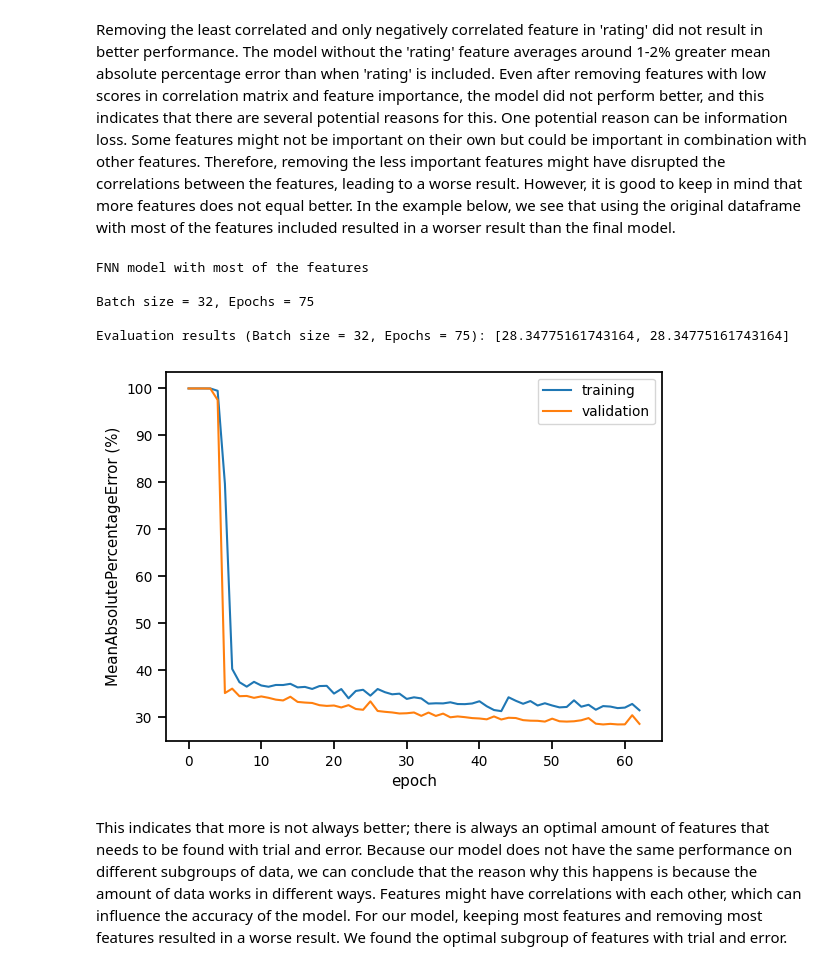
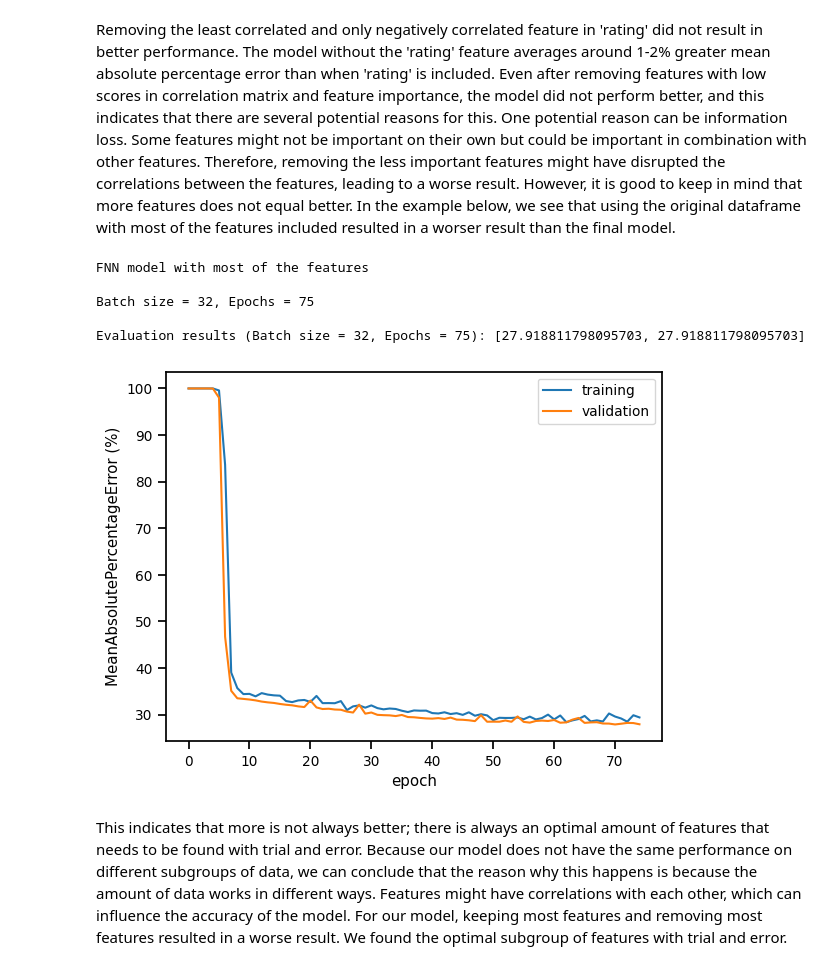
Before and after one commit to rhoyaki/PIC-16B-Final-Project, a Jupyter notebook: Movie Dataframe.ipynb, the cells around one changed output. Cells and saved outputs as stored; diff of their text form; code cells hidden in the pictures.

```diff
--- a/Movie Dataframe.ipynb
+++ b/Movie Dataframe.ipynb
@@ -518,0 +672,6 @@ rating_df
+# %%
+input_shape = 6
+#output shape is 1 because of one label
+output_shape = 1
+#call the function
+FNN_model = construct_fnn(input_shape, output_shape)
@@ -538,15 +726,12 @@ def construct_fnn(input_shape, output_shape):
     layers.Dense(128, input_shape = (input_shape,), activation='relu', kernel_initializer='he_normal'),
     layers.Dropout(0.2),
     layers.Dense(128, activation='relu', kernel_initializer='he_normal'),
-    layers.Dropout(0.4),
     layers.Dense(64, activation='relu', kernel_initializer='he_normal'),
-    layers.Dropout(0.4),
+    layers.Dropout(0.2),
     layers.Dense(64, activation='relu', kernel_initializer='he_normal'),
-    layers.Dropout(0.3),
     layers.Dense(64, activation='relu', kernel_initializer='he_normal'),
-    layers.Dropout(0.3),
+    layers.Dropout(0.2),
     layers.Dense(64, activation='relu', kernel_initializer='he_normal'),
-    layers.Dropout(0.3),
     layers.Dense(output_shape)
     ],
     name = "FNN_Model",
@@ -680,5 +820,33 @@ Evaluation results (Batch size = 32, Epochs = 75): [28.686208724975586, 28.68620
 # %% [markdown]
 Removing the least correlated and only negatively correlated feature in 'rating' did not result in better performance. The model without the 'rating' feature averages around 1-2% greater mean absolute percentage error than when 'rating' is included. Even after removing features with low scores in correlation matrix and feature importance, the model did not perform better, and this indicates that there are several potential reasons for this. One potential reason can be information loss. Some features might not be important on their own but could be important in combination with other features. Therefore, removing the less important features might have disrupted the correlations between the features, leading to a worse result. However, it is good to keep in mind that more features does not equal better. In the example below, we see that using the original dataframe with most of the features included resulted in a worser result than the final model.
+# %%
+#input shape is 5 because 5 features
+input_shape = 5
+#output shape is 1 because of one label
+output_shape = 1
+
+X = scalar_df.drop("Lifetime Gross", axis = 1)
+y = scalar_df["Lifetime Gross"]
+
+#training and testing set (no validation?)
+X_train2, X_test2, y_train2, y_test2 = train_test_split(X, y, test_size = 0.2)
+
+X_train2.shape
+
+print('FNN model without rating column \n')
+print('Batch size = 32, Epochs = 75 \n')
+
+FNN_model2 = construct_fnn(input_shape, output_shape)
+history = train_model(FNN_model2, (X_train2, y_train2), (X_test2, y_test2), 32, 75)
+
+# Evaluate the model, first value is loss, second value is MAPE
+print('Evaluation results (Batch size = 32, Epochs = 75):', FNN_model2.evaluate(X_test2, y_test2, verbose=0))
+
+plt.plot(history.history["loss"], label = "training")
+plt.plot(history.history["val_loss"], label = "validation")
+plt.gca().set(xlabel = "epoch", ylabel = "MeanAbsolutePercentageError (%)")
+plt.legend()
+plt.show()
 # %%
 #input shape is 9 because 9 features
 input_shape = 9
@@ -689,39 +857,39 @@ output_shape = 1
 df2 = df2.drop(["director", "star", "writer", "company"], axis = 1)
 
 #standarize
-for col in ["votes", "runtime", "rating", "Year", 'budget', 'runtime', 'score',  "country", "Month", "genre"]:
+for col in ["votes", "rating", "Year", 'budget', 'runtime', 'score',  "country", "Month", "genre"]:
     df2[col] = df2[col]/df2[col].max()
 df2 = pd.DataFrame(df2, columns=df2.columns)
 
 X = df2.drop("Lifetime Gross", axis = 1)
 y = df2["Lifetime Gross"]
 
 #training and testing set (no validation?)
 X_train3, X_test3, y_train3, y_test3 = train_test_split(X, y, test_size = 0.2)
 
 X_train2.shape
 
 print('FNN model with most of the features \n')
 print('Batch size = 32, Epochs = 75 \n')
 
 FNN_model3 = construct_fnn(input_shape, output_shape)
 history = train_model(FNN_model3, (X_train3, y_train3), (X_test3, y_test3), 32, 75)
 
 # Evaluate the model, first value is loss, second value is MAPE
 print('Evaluation results (Batch size = 32, Epochs = 75):', FNN_model3.evaluate(X_test3, y_test3, verbose=0))
 
 plt.plot(history.history["loss"], label = "training")
 plt.plot(history.history["val_loss"], label = "validation")
 plt.gca().set(xlabel = "epoch", ylabel = "MeanAbsolutePercentageError (%)")
 plt.legend()
 plt.show()
 # %% [output]
 FNN model with most of the features
 
 Batch size = 32, Epochs = 75
 
-Evaluation results (Batch size = 32, Epochs = 75): [28.34775161743164, 28.34775161743164]
+Evaluation results (Batch size = 32, Epochs = 75): [27.918811798095703, 27.918811798095703]
-[figure, old version]
+[figure, new version]
 # %% [markdown]
 This indicates that more is not always better; there is always an optimal amount of features that needs to be found with trial and error. Because our model does not have the same performance on different subgroups of data, we can conclude that the reason why this happens is because the amount of data works in different ways. Features might have correlations with each other, which can influence the accuracy of the model. For our model, keeping most features and removing most features resulted in a worse result. We found the optimal subgroup of features with trial and error.
 # %% [markdown]
```
Also changed, not shown: parts of 30 cells of this notebook.
